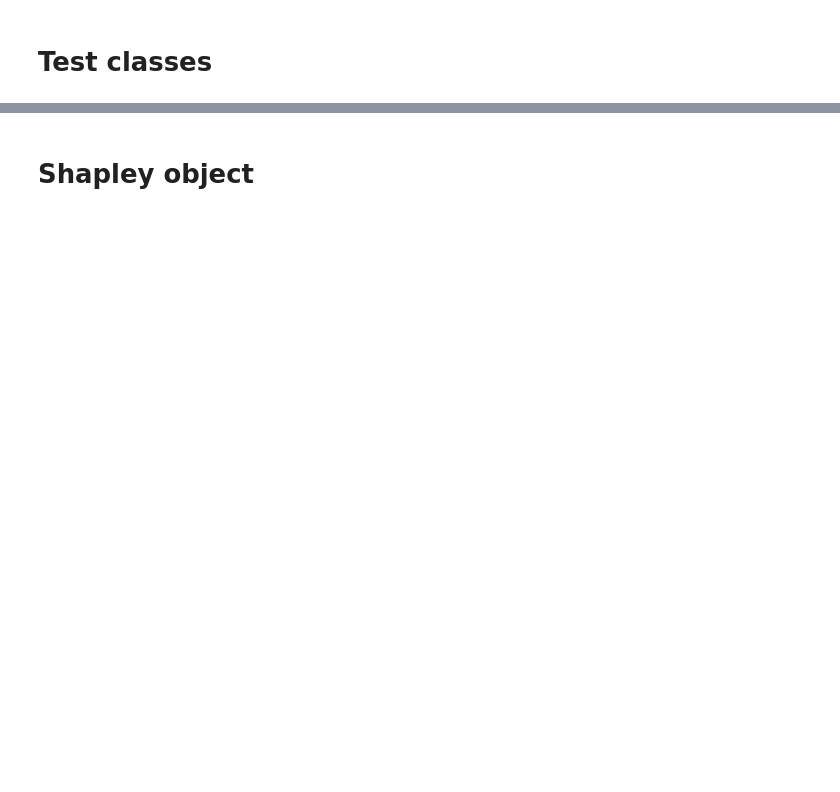
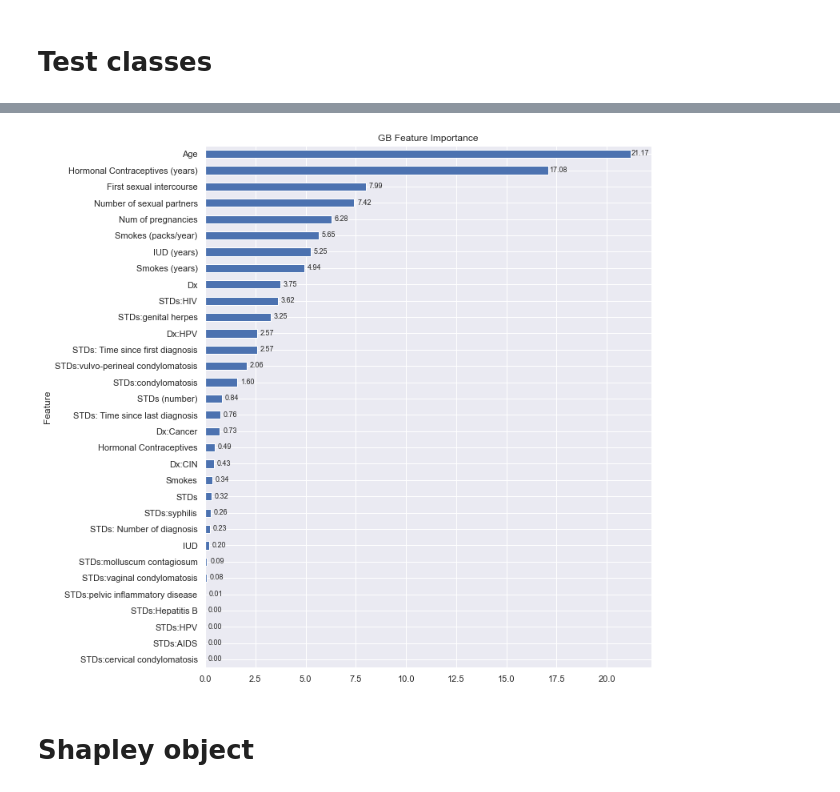
Before and after one commit to mixerupper/ice_feature_impact, a Jupyter notebook: notebooks/01-replication/03a-comparator.ipynb, the cells around one changed output, grey strips where cells are left out. Drawn from its saved outputs; the diff is of its cells as text; code cells hidden in the pictures; blank space fills up the shorter version.

```diff
--- a/notebooks/01-replication/03a-comparator.ipynb
+++ b/notebooks/01-replication/03a-comparator.ipynb
@@ -120,3 +249,10 @@ def build_comparator_table(X, model, ice_object, fi_classes):
+# %%
+tree = TREE_FI(gb)
+tree.fit(X, rf)
+# %%
+tree.plot()
+# %% [output]
+[figure, added]
 # %% [markdown]
 # Shapley object
 # %%
```
Also changed, not shown: parts of 10 cells of this notebook.
